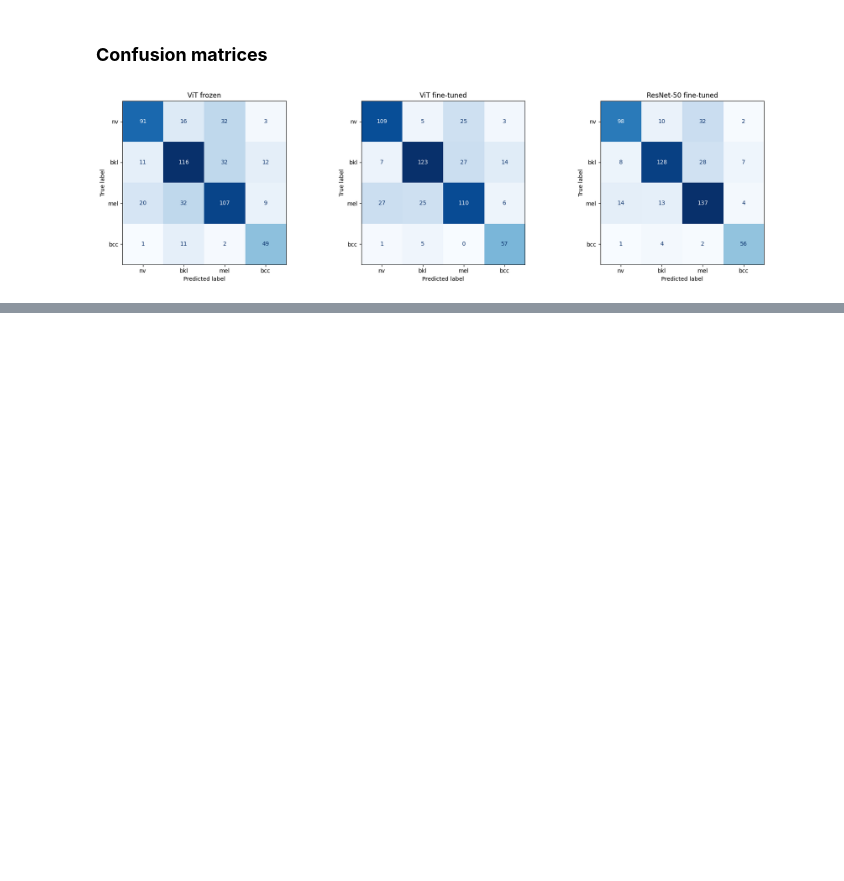
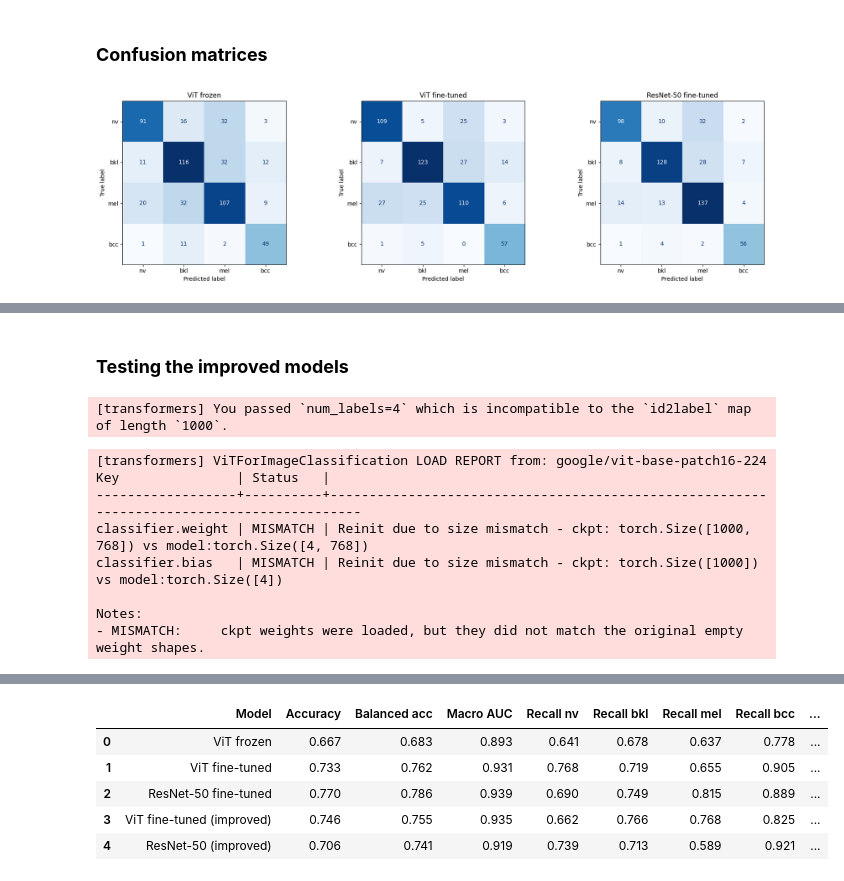
Before and after one commit to Lornatt88/maai901-vision-project, a Jupyter notebook: notebooks/02_training.ipynb, the cells around one changed output, grey strips where cells are left out. Cells and saved outputs as stored; diff of their text form; code cells hidden in the pictures; blank space fills up the shorter version.

Commit message:
Improve train

```diff
--- a/notebooks/02_training.ipynb
+++ b/notebooks/02_training.ipynb
@@ -421,0 +559,13 @@ plt.show()
+# %%
+if "vit_v2" in globals():
+    del vit_v2
+torch.cuda.empty_cache()
+
+train_loader, val_loader, test_loader = make_loaders_v2(
+    [0.485, 0.456, 0.406], [0.229, 0.224, 0.225], batch_size=32
+)
+
+resnet_v2 = models.resnet50(weights=models.ResNet50_Weights.IMAGENET1K_V2)
+resnet_v2.fc = nn.Linear(resnet_v2.fc.in_features, 4)
+
+resnet_v2 = train_model_v2(resnet_v2, train_loader, val_loader, lr=1e-4, name="resnet50_finetuned_v2")
@@ -421,0 +582,59 @@ plt.show()
+# %% [markdown]
+### **Testing the improved models**
+# %%
+if "vit_v2" in globals():
+    del vit_v2
+if "resnet_v2" in globals():
+    del resnet_v2
+torch.cuda.empty_cache()
+
+def load_resnet_file(name):
+    m = models.resnet50()
+    m.fc = nn.Linear(2048, 4)
+    m.load_state_dict(torch.load(os.path.join(save_dir, f"{name}.pt")))
+    return m.to(device)
+
+setups_v2 = [
+    ("ViT fine-tuned (improved)", lambda: load_vit("vit_finetuned_v2"), vit_norm),
+    ("ResNet-50 (improved)", lambda: load_resnet_file("resnet50_finetuned_v2"), res_norm),
+]
+
+for model_name, load_fn, (mean, std) in setups_v2:
+    _, _, test_loader = make_loaders(mean, std)
+    model = load_fn()
+    probs, trues = get_probs(model, test_loader)
+    preds = probs.argmax(1)
+    all_probs[model_name] = (probs, trues)
+
+    rec = recall_score(trues, preds, average=None)
+    cancer = np.isin(trues, [2, 3])
+    cancer_caught = np.isin(preds[cancer], [2, 3]).mean()
+
+    results.append({
+        "Model": model_name,
+        "Accuracy": accuracy_score(trues, preds),
+        "Balanced acc": balanced_accuracy_score(trues, preds),
+        "Macro AUC": roc_auc_score(trues, probs, multi_class="ovr", average="macro"),
+        "Recall nv": rec[0], "Recall bkl": rec[1],
+        "Recall mel": rec[2], "Recall bcc": rec[3],
+        "Cancer caught": cancer_caught,
+    })
+
+    print(f"\n===== {model_name} =====")
+    print(classification_report(trues, preds, target_names=names, digits=3))
+    del model
+    torch.cuda.empty_cache()
+
+results_df = pd.DataFrame(results).round(3)
+results_df.to_csv(os.path.join(save_dir, "test_results_all.csv"), index=False)
+display(results_df)
+# %% [output]
+[transformers] You passed `num_labels=4` which is incompatible to the `id2label` map of length `1000`.
+[transformers] ViTForImageClassification LOAD REPORT from: google/vit-base-patch16-224
+Key               | Status   |
+------------------+----------+------------------------------------------------------------------------------------------
+classifier.weight | MISMATCH | Reinit due to size mismatch - ckpt: torch.Size([1000, 768]) vs model:torch.Size([4, 768])
+classifier.bias   | MISMATCH | Reinit due to size mismatch - ckpt: torch.Size([1000]) vs model:torch.Size([4])
+
+Notes:
+- MISMATCH:     ckpt weights were loaded, but they did not match the original empty weight shapes.
@@ -421,0 +658,6 @@ plt.show()
+|  | Model | Accuracy | Balanced acc | Macro AUC | Recall nv | Recall bkl | Recall mel | Recall bcc | ... |
+| 0 | ViT frozen | 0.667 | 0.683 | 0.893 | 0.641 | 0.678 | 0.637 | 0.778 | ... |
+| 1 | ViT fine-tuned | 0.733 | 0.762 | 0.931 | 0.768 | 0.719 | 0.655 | 0.905 | ... |
+| 2 | ResNet-50 fine-tuned | 0.770 | 0.786 | 0.939 | 0.690 | 0.749 | 0.815 | 0.889 | ... |
+| 3 | ViT fine-tuned (improved) | 0.746 | 0.755 | 0.935 | 0.662 | 0.766 | 0.768 | 0.825 | ... |
+| 4 | ResNet-50 (improved) | 0.706 | 0.741 | 0.919 | 0.739 | 0.713 | 0.589 | 0.921 | ... |
```
Also changed, not shown: parts of 7 cells of this notebook.
